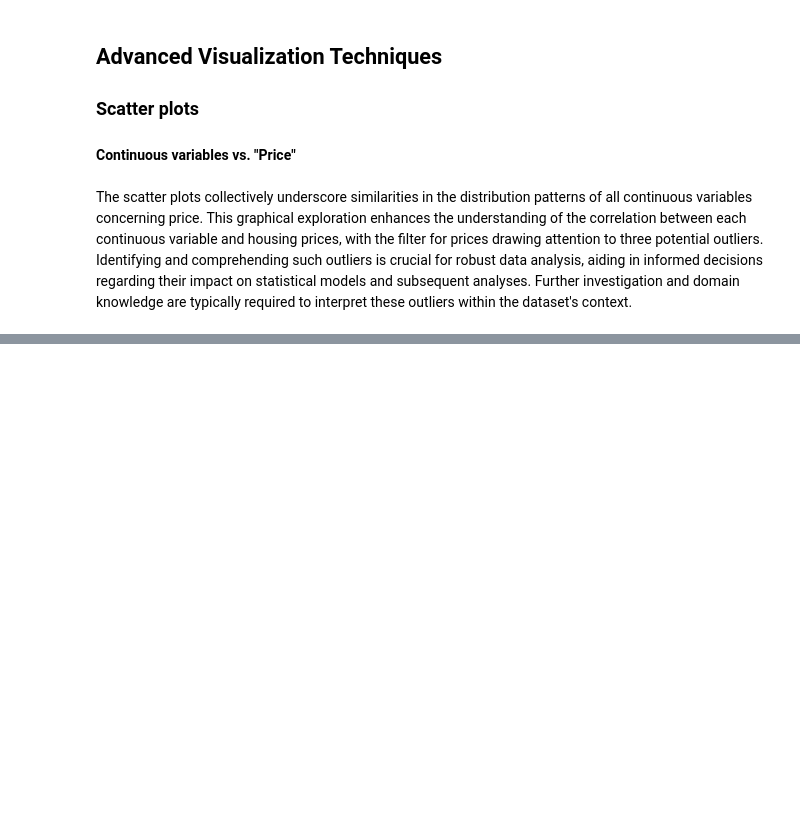
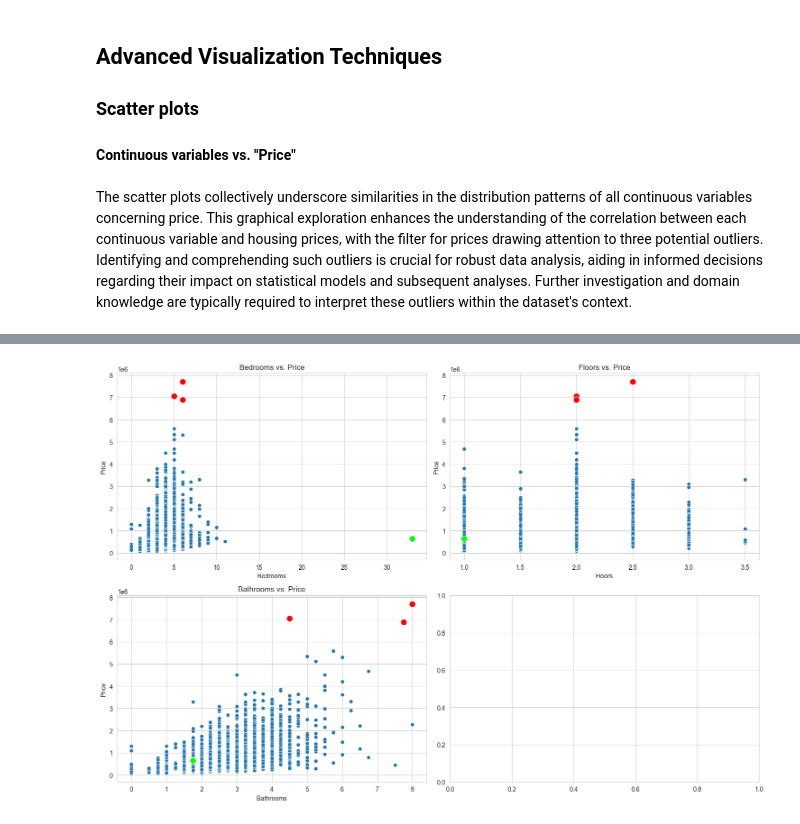
Before and after one commit to gizemguleli/RR_Project-Housing-Price-Dynamics-in-King-Cunty-WA, a Jupyter notebook: V1.ipynb, the cells around one changed output, grey strips where cells are left out. Saved outputs shown, nothing was run; the diff lists cells and outputs as text; code cells hidden in the pictures; blank space fills up the shorter version.

Commit message:
Added Categorical variables Vs. Price

```diff
--- a/V1.ipynb
+++ b/V1.ipynb
@@ -431,0 +436,38 @@ The scatter plots collectively underscore similarities in the distribution patte
+# %%
+# Set the style
+sns.set_style("whitegrid")
+
+# Create a 2x2 grid of subplots
+fig, axes = plt.subplots(2, 2, figsize=(15, 10))
+
+# Flatten the axes array to iterate over each subplot
+axes = axes.flatten()
+
+# Add noise for a more nuanced view
+house_data_with_noise = house_data.copy()
+house_data_with_noise['price'] += np.random.normal(scale=10000, size=house_data_with_noise.shape[0])
+
+# Visualize the relationship between housing prices and discrete variables
+for i, var in enumerate(disc_vars):
+    # Scatter plot
+    sns.scatterplot(x=var, y='price', data=house_data_with_noise, ax=axes[i])
+
+    # Highlight high-priced outliers with encircling shapes
+    high_priced_outliers = house_data_with_noise[house_data_with_noise['price'] > 6000000]
+    sns.scatterplot(x=var, y='price', data=high_priced_outliers, color='red', marker='o', s=100, ax=axes[i])
+
+    # Circle observations where the number of bedrooms equals 33 with distinctive green color
+    sns.scatterplot(x=var, y='price', data=unusual_cases, color='lime', marker='o', s=100, ax=axes[i])
+
+    # Set plot title and labels
+    axes[i].set_title(f'{var.capitalize()} vs. Price')
+    axes[i].set_xlabel(var.capitalize())
+    axes[i].set_ylabel('Price')
+
+# Adjust layout
+plt.tight_layout()
+
+# Show plots
+plt.show()
+# %% [output]
+[figure, added]
```
Also changed, not shown: parts of 7 cells of this notebook.
